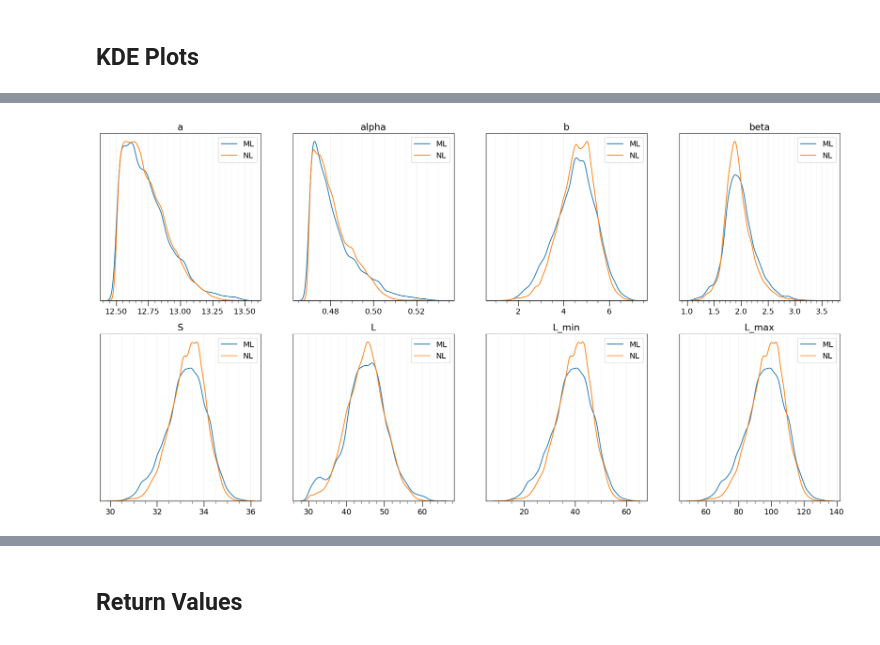
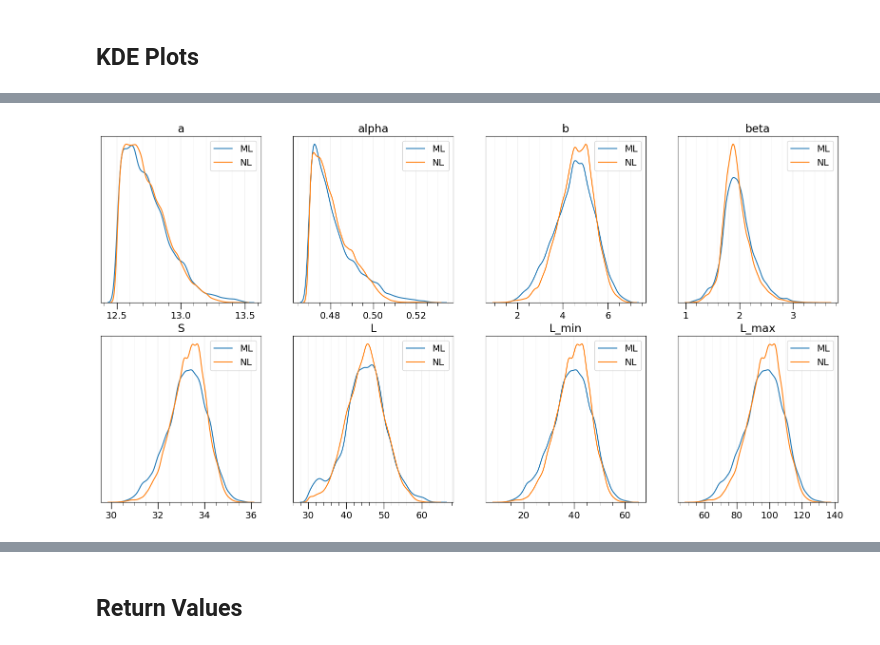
Before and after one commit to awsteiner/bamr, a Jupyter notebook: out/bamr_plots.ipynb, the cells around one changed output, grey strips where cells are left out. Cells and saved outputs as stored; diff of their text form; code cells hidden in the pictures.

```diff
--- a/out/bamr_plots.ipynb
+++ b/out/bamr_plots.ipynb
@@ -407,19 +446,0 @@ for i in range(2):
-# %%
-trans1_ml = np.array(h5py.File('ml_59','r')['markov_chain_0']['data']['trans1'])
-trans2_ml = np.array(h5py.File('ml_59','r')['markov_chain_0']['data']['trans2'])
-trans1_nl = np.array(h5py.File('nl_50','r')['markov_chain_0']['data']['trans1'])
-trans2_nl = np.array(h5py.File('nl_50','r')['markov_chain_0']['data']['trans2'])
-fig, ax = plt.subplots(2, 1, figsize=(8,12), sharex=True)
-ax[0].set_title('ML')
-sns.kdeplot(trans1_ml, ax=ax[0], label='trans1')
-sns.kdeplot(trans2_ml, ax=ax[0], label='trans2')
-ax[1].set_title('NL')
-sns.kdeplot(trans1_nl, ax=ax[1], label='trans1')
-sns.kdeplot(trans2_nl, ax=ax[1], label='trans2')
-for i in range(2):
-    ax[i].minorticks_on()
-    ax[i].tick_params('both', which='major', length=10, width=1.0)
-    ax[i].tick_params('both', which='minor', length=5,  width=0.5)
-    ax[i].grid(which='major', linewidth=0.2, visible=True)
-    ax[i].grid(which='minor', linewidth=0.1, visible=True)
-    ax[i].legend()
@@ -444,7 +463,7 @@ L_max_nl=14.3*S_nl-379.0
 b_nl=S_nl-16.0-a_nl
 beta_nl=(L_nl/3.0-a_nl*alpha_nl)/b_nl
 
-fig, ax = plt.subplots(2, 4, figsize=(24,12))
+fig, ax = plt.subplots(2, 4, figsize=(20,10))
 ax[0,0].set_title('a')
 ax[0,1].set_title('alpha')
 ax[1,0].set_title('S')
@@ -454,31 +473,31 @@ ax[0,3].set_title('beta')
 ax[1,2].set_title('L_min')
 ax[1,3].set_title('L_max')
 
 sns.kdeplot(a_ml, ax=ax[0,0], label='ML')
 sns.kdeplot(a_nl, ax=ax[0,0], label='NL')
 sns.kdeplot(alpha_ml, ax=ax[0,1], label='ML')
 sns.kdeplot(alpha_nl, ax=ax[0,1], label='NL')
 sns.kdeplot(b_ml, ax=ax[0,2], label='ML')
 sns.kdeplot(b_nl, ax=ax[0,2], label='NL')
 sns.kdeplot(beta_ml, ax=ax[0,3], label='ML')
 sns.kdeplot(beta_nl, ax=ax[0,3], label='NL')
 sns.kdeplot(S_ml, ax=ax[1,0], label='ML')
 sns.kdeplot(S_nl, ax=ax[1,0], label='NL')
 sns.kdeplot(L_ml, ax=ax[1,1], label='ML')
 sns.kdeplot(L_nl, ax=ax[1,1], label='NL')
 sns.kdeplot(L_min_ml, ax=ax[1,2], label='ML')
 sns.kdeplot(L_min_nl, ax=ax[1,2], label='NL')
 sns.kdeplot(L_max_ml, ax=ax[1,3], label='ML')
 sns.kdeplot(L_max_nl, ax=ax[1,3], label='NL')
 
 for i in range(2):
     for j in range(4):
         ax[i,j].minorticks_on()
         ax[i,j].tick_params('both', which='major', length=10, width=1.0)
         ax[i,j].tick_params('both', which='minor', length=5,  width=0.5)
         ax[i,j].grid(which='major', linewidth=0.2, visible=True)
         ax[i,j].grid(which='minor', linewidth=0.1, visible=True)
         ax[i,j].yaxis.set_visible(False)
         ax[i,j].legend()
 # %% [output]
-[figure, old version]
+[figure, new version]
```
Also changed, not shown: parts of 11 cells of this notebook.
